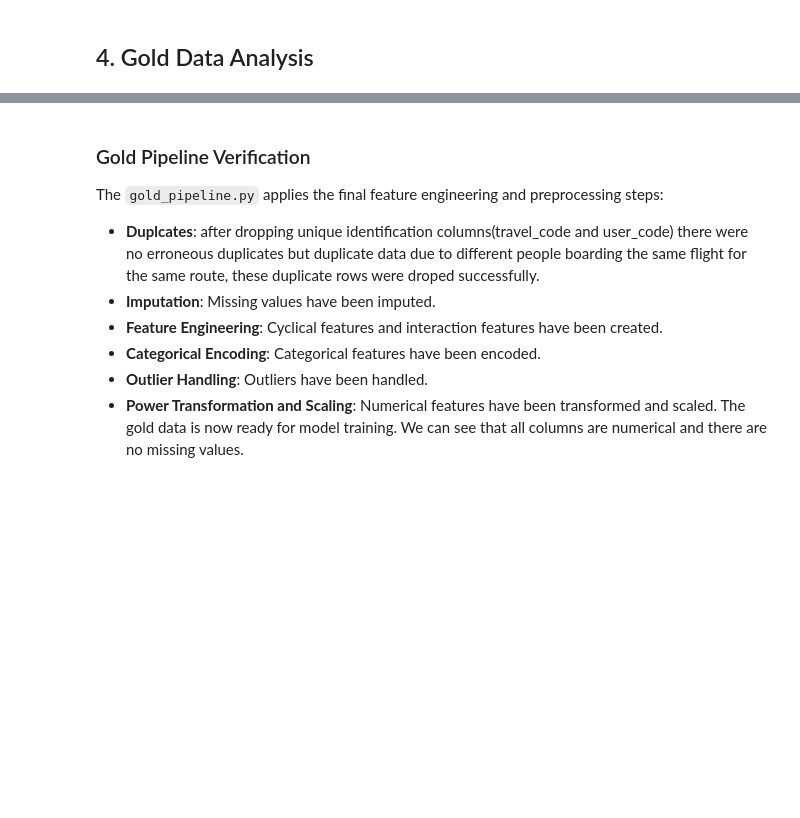
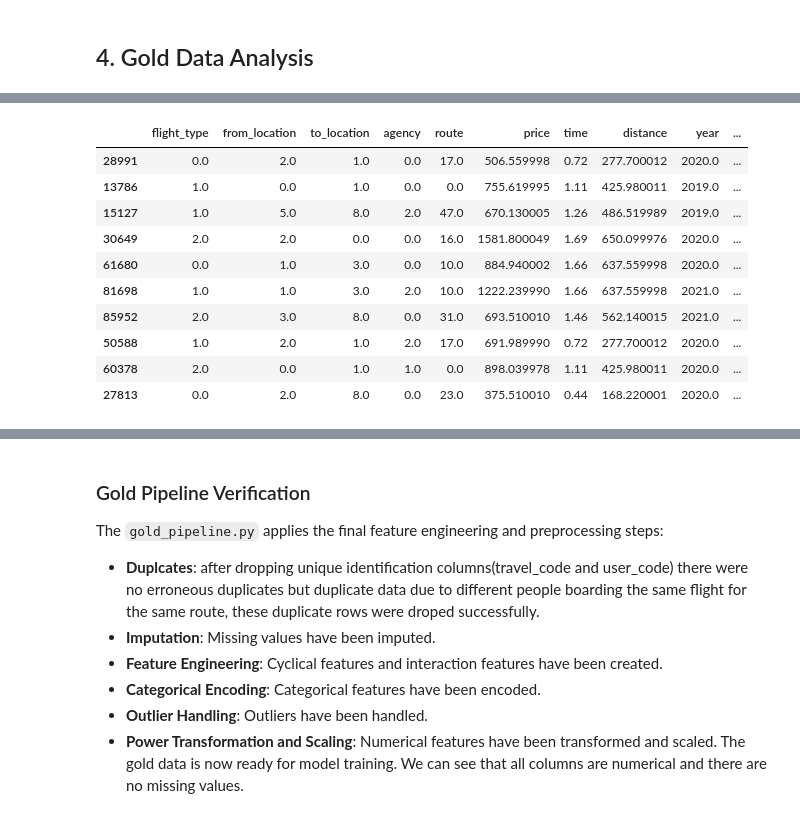
Before and after one commit to dakshvanshaj/flights-price-prediction-mlops, a Jupyter notebook: src/sandbox/scratchpad.ipynb, the cells around one changed output, grey strips where cells are left out. Saved outputs shown, nothing was run; the diff lists cells and outputs as text; code cells hidden in the pictures; blank space fills up the shorter version.

```diff
--- a/src/sandbox/scratchpad.ipynb
+++ b/src/sandbox/scratchpad.ipynb
@@ -275,2 +320,16 @@ gold_train_df.head()
+# %%
+gold_train_df.sample(10).to_csv("gold_sample.csv")
+# %% [output]
+|  | flight_type | from_location | to_location | agency | route | price | time | distance | year | ... |
+| 28991 | 0.0 | 2.0 | 1.0 | 0.0 | 17.0 | 506.559998 | 0.72 | 277.700012 | 2020.0 | ... |
+| 13786 | 1.0 | 0.0 | 1.0 | 0.0 | 0.0 | 755.619995 | 1.11 | 425.980011 | 2019.0 | ... |
+| 15127 | 1.0 | 5.0 | 8.0 | 2.0 | 47.0 | 670.130005 | 1.26 | 486.519989 | 2019.0 | ... |
+| 30649 | 2.0 | 2.0 | 0.0 | 0.0 | 16.0 | 1581.800049 | 1.69 | 650.099976 | 2020.0 | ... |
+| 61680 | 0.0 | 1.0 | 3.0 | 0.0 | 10.0 | 884.940002 | 1.66 | 637.559998 | 2020.0 | ... |
+| 81698 | 1.0 | 1.0 | 3.0 | 2.0 | 10.0 | 1222.239990 | 1.66 | 637.559998 | 2021.0 | ... |
+| 85952 | 2.0 | 3.0 | 8.0 | 0.0 | 31.0 | 693.510010 | 1.46 | 562.140015 | 2021.0 | ... |
+| 50588 | 1.0 | 2.0 | 1.0 | 2.0 | 17.0 | 691.989990 | 0.72 | 277.700012 | 2020.0 | ... |
+| 60378 | 2.0 | 0.0 | 1.0 | 1.0 | 0.0 | 898.039978 | 1.11 | 425.980011 | 2020.0 | ... |
+| 27813 | 0.0 | 2.0 | 8.0 | 0.0 | 23.0 | 375.510010 | 0.44 | 168.220001 | 2020.0 | ... |
 # %%
 gold_train_df.info()
```
Also changed, not shown: parts of 14 cells of this notebook.
